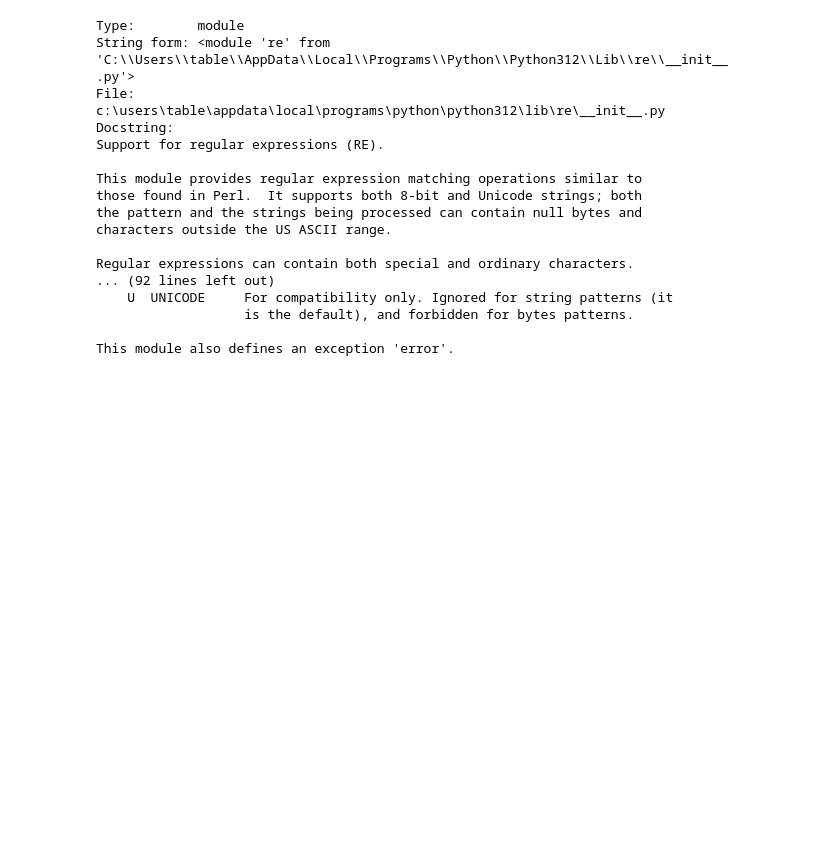
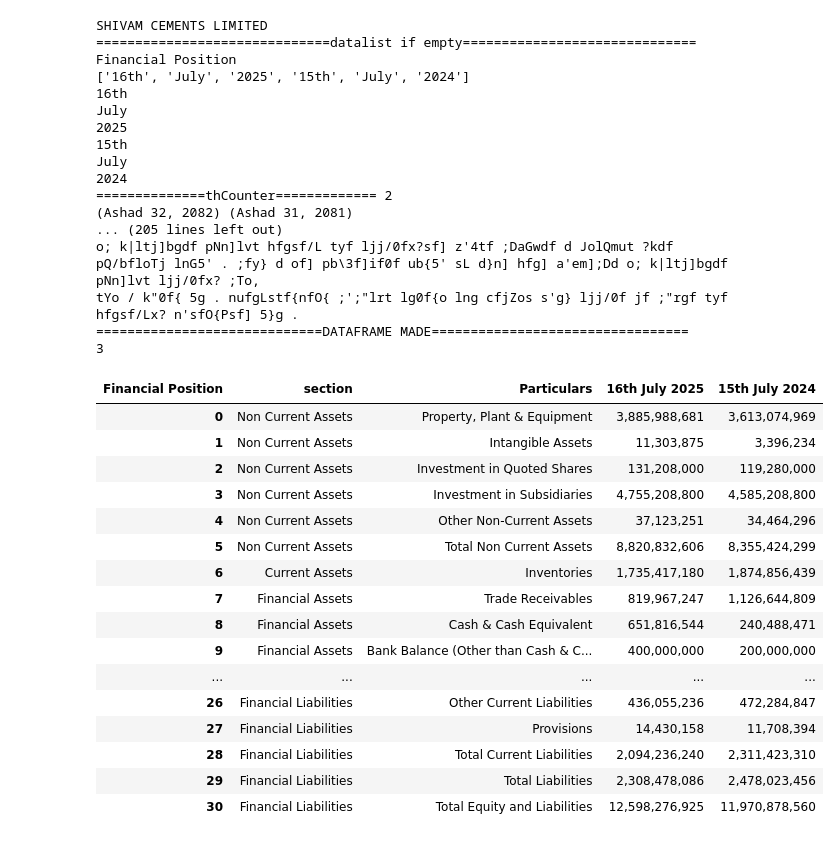
Before and after one commit to ma-nsh/businessFundamentals, a Jupyter notebook: pdfReading.ipynb, the cells around one changed output. Drawn from its saved outputs; the diff is of its cells as text; code cells hidden in the pictures; blank space fills up the shorter version.

```diff
--- a/pdfReading.ipynb
+++ b/pdfReading.ipynb
@@ -60,21 +110,40 @@ section name: ^= ;+:yfut ;'zf;gM
 # %%
-re?
+balanceSheet1 = financial_statements(path)
+print(len(balanceSheet1))
+balanceSheet1[0].head(40)
 # %% [output]
-Type:        module
-String form: <module 're' from 'C:\\Users\\table\\AppData\\Local\\Programs\\Python\\Python312\\Lib\\re\\__init__.py'>
-File:        c:\users\table\appdata\local\programs\python\python312\lib\re\__init__.py
-Docstring:
-Support for regular expressions (RE).
-
-This module provides regular expression matching operations similar to
-those found in Perl.  It supports both 8-bit and Unicode strings; both
-the pattern and the strings being processed can contain null bytes and
-characters outside the US ASCII range.
-
-Regular expressions can contain both special and ordinary characters.
-... (92 lines left out)
-    U  UNICODE     For compatibility only. Ignored for string patterns (it
-                   is the default), and forbidden for bytes patterns.
-
-This module also defines an exception 'error'.
+SHIVAM CEMENTS LIMITED
+==============================datalist if empty==============================
+Financial Position
+['16th', 'July', '2025', '15th', 'July', '2024']
+16th
+July
+2025
+15th
+July
+2024
+==============thCounter============= 2
+(Ashad 32, 2082) (Ashad 31, 2081)
+... (205 lines left out)
+o; k|ltj]bgdf pNn]lvt hfgsf/L tyf ljj/0fx?sf] z'4tf ;DaGwdf d JolQmut ?kdf pQ/bfloTj lnG5' . ;fy} d of] pb\3f]if0f ub{5' sL d}n] hfg] a'em];Dd o; k|ltj]bgdf pNn]lvt ljj/0fx? ;To,
+tYo / k"0f{ 5g . nufgLstf{nfO{ ;';"lrt lg0f{o lng cfjZos s'g} ljj/0f jf ;"rgf tyf hfgsf/Lx? n'sfO{Psf] 5}g .
+=============================DATAFRAME MADE=================================
+3
+| Financial Position | section | Particulars | 16th July 2025 | 15th July 2024 |
+| 0 | Non Current Assets | Property, Plant & Equipment | 3,885,988,681 | 3,613,074,969 |
+| 1 | Non Current Assets | Intangible Assets | 11,303,875 | 3,396,234 |
+| 2 | Non Current Assets | Investment in Quoted Shares | 131,208,000 | 119,280,000 |
+| 3 | Non Current Assets | Investment in Subsidiaries | 4,755,208,800 | 4,585,208,800 |
+| 4 | Non Current Assets | Other Non-Current Assets | 37,123,251 | 34,464,296 |
+| 5 | Non Current Assets | Total Non Current Assets | 8,820,832,606 | 8,355,424,299 |
+| 6 | Current Assets | Inventories | 1,735,417,180 | 1,874,856,439 |
+| 7 | Financial Assets | Trade Receivables | 819,967,247 | 1,126,644,809 |
+| 8 | Financial Assets | Cash & Cash Equivalent | 651,816,544 | 240,488,471 |
+| 9 | Financial Assets | Bank Balance (Other than Cash & C... | 400,000,000 | 200,000,000 |
+| ... | ... | ... | ... | ... |
+| 26 | Financial Liabilities | Other Current Liabilities | 436,055,236 | 472,284,847 |
+| 27 | Financial Liabilities | Provisions | 14,430,158 | 11,708,394 |
+| 28 | Financial Liabilities | Total Current Liabilities | 2,094,236,240 | 2,311,423,310 |
+| 29 | Financial Liabilities | Total Liabilities | 2,308,478,086 | 2,478,023,456 |
+| 30 | Financial Liabilities | Total Equity and Liabilities | 12,598,276,925 | 11,970,878,560 |
 # %%
```
Also changed, not shown: parts of 10 cells of this notebook.
